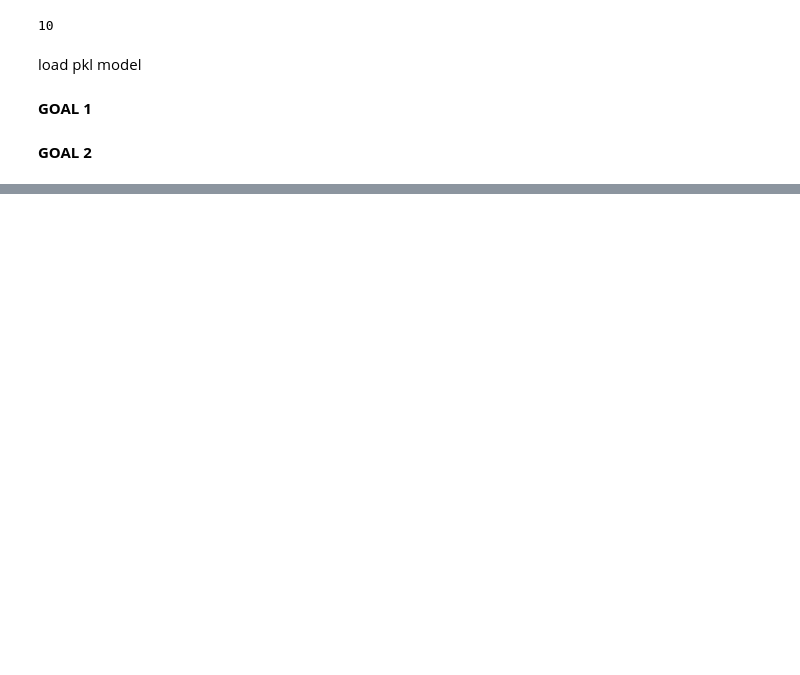
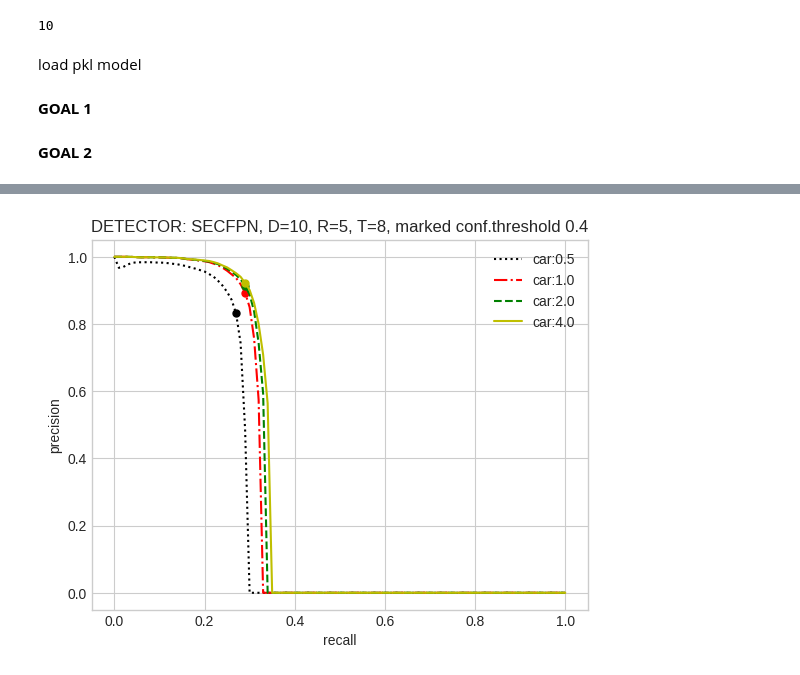
Before and after one commit to AndreaCecca/detectorAndTrajectory, a Jupyter notebook: GOAL1-GOAL2-data collection.ipynb, the cells around one changed output, grey strips where cells are left out. Drawn from its saved outputs; the diff is of its cells as text; code cells hidden in the pictures; blank space fills up the shorter version.

```diff
--- a/GOAL1-GOAL2-data collection.ipynb
+++ b/GOAL1-GOAL2-data collection.ipynb
@@ -779,0 +995,2 @@ Just run everything with all the detectors, and move to the notebook that analyz
+# %%
+save_in='/home/notebook/pkl/results/GOAL1/all_objects/'+DETECTOR+'/PrecisionRecall/ReducedBBoxes/' #will save all the data, that we need to explore to build precision recall curves
@@ -779,0 +1059,37 @@ Just run everything with all the detectors, and move to the notebook that analyz
+# %%
+f=open(save_in+'metrics_details.json', "r")
+data=json.load(f)
+# %%
+#we compute precision and recall with the filtered bboxes
+#we consider the precision and recall that we get with the bboxes
+#under given confidence threshold and criticality threshold
+%matplotlib inline
+special_05=[data['car:0.5']['recall'],data['car:0.5']['precision'],data['car:0.5']['confidence']]
+special_1=[data['car:1.0']['recall'], data['car:1.0']['precision'],data['car:1.0']['confidence']]
+special_2=[data['car:2.0']['recall'], data['car:2.0']['precision'],data['car:2.0']['confidence']]
+special_4=[data['car:4.0']['recall'], data['car:4.0']['precision'],data['car:4.0']['confidence']]
+
+i,j,k=prc(special_05, confidence_threshold)
+plt.plot(i,j,'k',marker="o", markersize=5, markerfacecolor="black")
+plt.plot(special_05[0], special_05[1], 'k', linestyle='dotted', label='car:0.5')
+
+i,j,k=prc(special_1, confidence_threshold)
+plt.plot(i,j,'r',marker="o", markersize=5, markerfacecolor="r")
+plt.plot(special_1[0], special_1[1], 'r', linestyle='dashdot', label='car:1.0')
+
+i,j,k=prc(special_2, confidence_threshold)
+plt.plot(i,j,'g',marker="o", markersize=5, markerfacecolor="g")
+plt.plot(special_2[0], special_2[1], 'g', linestyle='dashed', label='car:2.0')
+
+i,j,k=prc(special_4, confidence_threshold)
+plt.plot(i,j,'y',marker="o", markersize=5, markerfacecolor="y")
+plt.plot(special_4[0], special_4[1], 'y', label='car:4.0')
+
+plt.xlabel("recall")
+plt.ylabel("precision")
+plt.title("DETECTOR: {}, D={}, R={}, T={}, marked conf.threshold {}".format(DETECTOR, D, R, T,confidence_threshold))
+plt.legend()
+plt.savefig(save_in+'precision_recall.png')
+plt.show()
+# %% [output]
+[figure, added]
```
Also changed, not shown: parts of 20 cells of this notebook, 2 other files.
